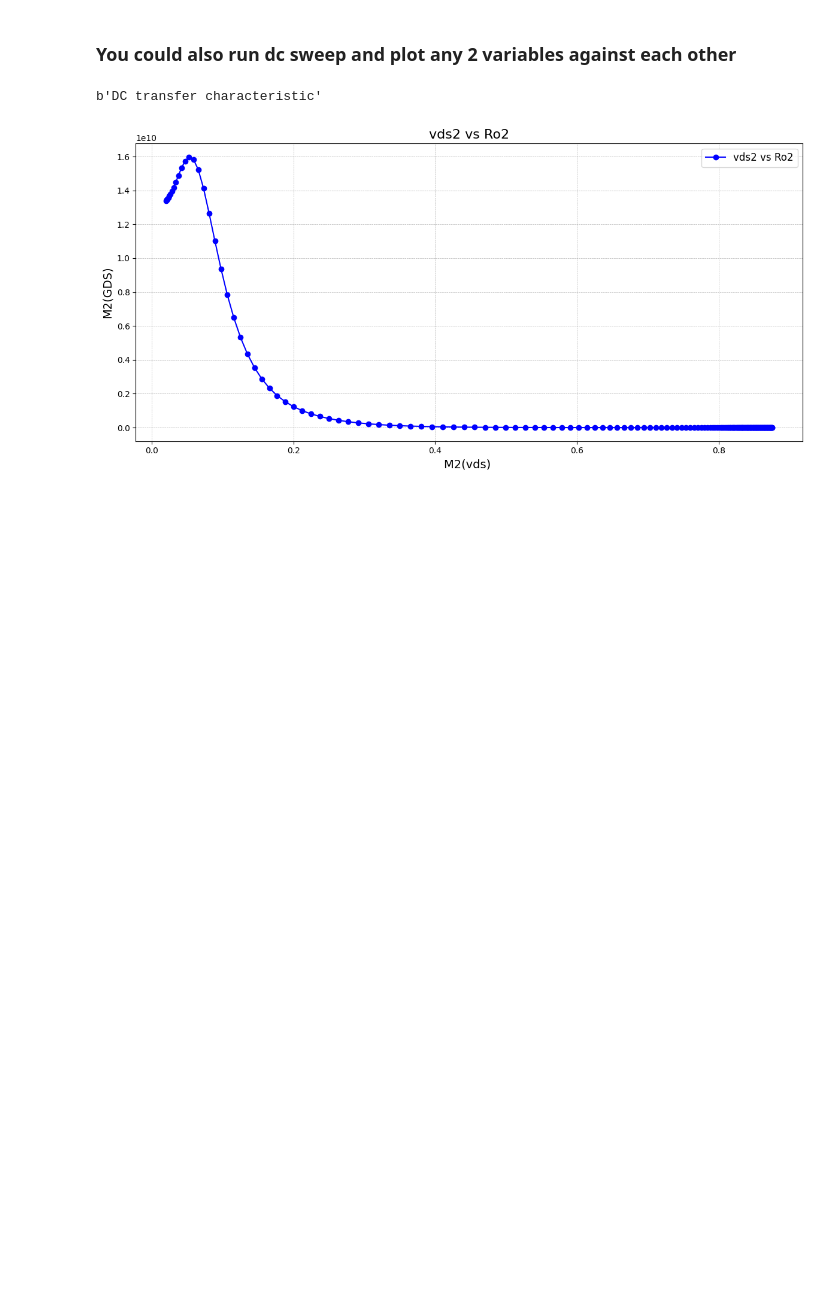
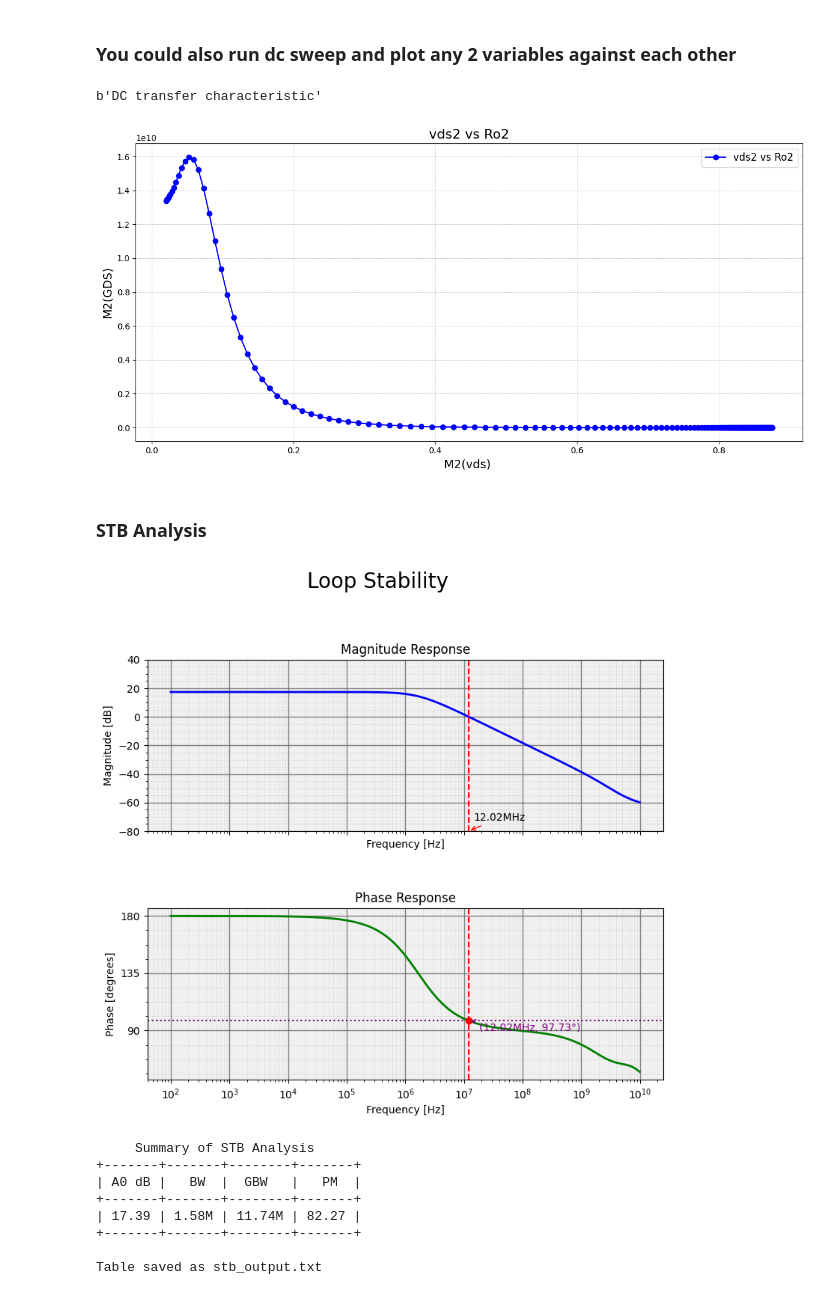
Before and after one commit to abdelrahmanali15/CircuitCruncher, a Jupyter notebook: post_analysis_notebook.ipynb, the cells around one changed output. Drawn from its saved outputs; the diff is of its cells as text; code cells hidden in the pictures; blank space fills up the shorter version.

```diff
--- a/post_analysis_notebook.ipynb
+++ b/post_analysis_notebook.ipynb
@@ -90,6 +90,7 @@ save_raw_path = sim_dir +'/5t-ota_tb.raw'
 op_raw_path = sim_dir + '/5t-ota_tb.raw'
 ac_raw_path = sim_dir + '/5t-ota_tb_ac.raw'
 dc_raw_path = sim_dir + '/5t-ota_tb_dc.raw'
+stb_raw_path = '/home/tare/XschemForSky/labs/lab3/5t-otav2/sim/stb.raw'
 output_dir = '/home/tare/XschemForSky/labs/lab3/5t-ota/sim'
 # %% [markdown]
 ### Generate Save Spice file for Operating point
@@ -313,3 +314,31 @@ if run_dc:
 # %% [output]
 b'DC transfer characteristic'
 [figure]
+# %% [markdown]
+### STB Analysis
+# %%
+run_stb = True
+
+if run_stb:
+    (arrs, plots) = ng_raw_read(stb_raw_path)
+    stb_simNumber = simType('stb',plots)
+
+    # print(plots[stb_simNumber][b'plotname']) # Print Simulation type to make sure it's what we want
+
+
+
+    dfs = to_data_frames((arrs, plots))
+    df = dfs[stb_simNumber]
+    # view_headers(df) # Print variables in dataframe to select variables I want to plot against each other
+
+    stb_data = stb_analysis(df,save = True , tian_signal='tian_signal')
+# %% [output]
+[figure, added]
+     Summary of STB Analysis
++-------+-------+--------+-------+
+| A0 dB |   BW  |  GBW   |   PM  |
++-------+-------+--------+-------+
+| 17.39 | 1.58M | 11.74M | 82.27 |
++-------+-------+--------+-------+
+
+Table saved as stb_output.txt
```
Also changed, not shown: 4 other files.
